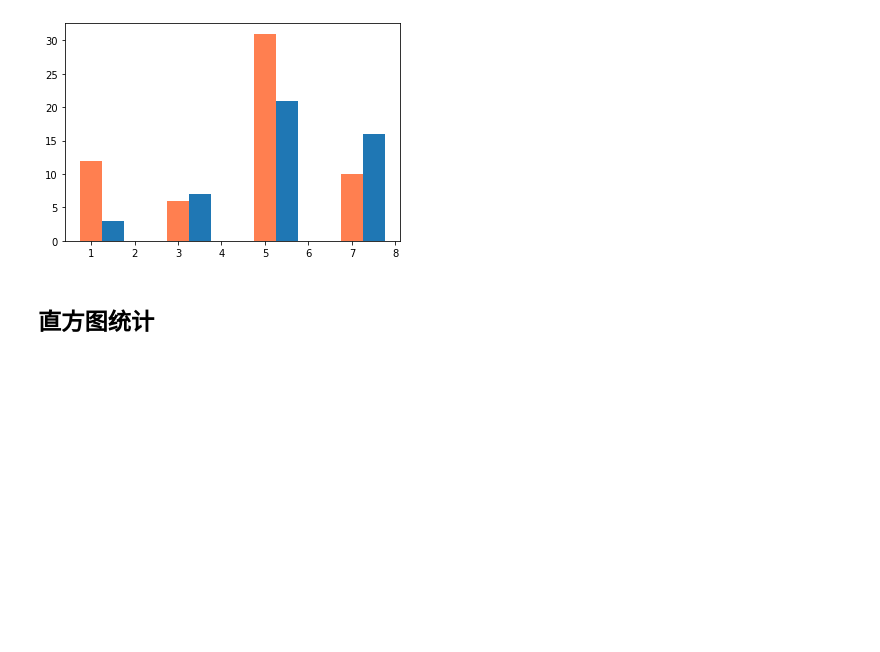
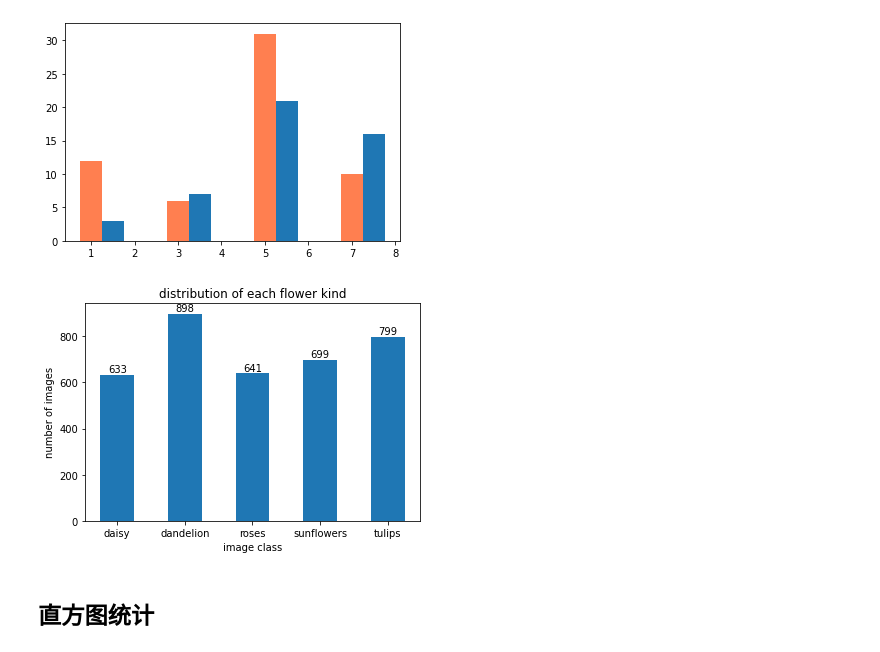
Before and after one commit to ronnyyoung/python-machine-learning, a Jupyter notebook: python/3rdparty-libs/matplotlib.ipynb, the cells around one changed output. Cells and saved outputs as stored; diff of their text form; code cells hidden in the pictures; blank space fills up the shorter version.

```diff
--- a/python/3rdparty-libs/matplotlib.ipynb
+++ b/python/3rdparty-libs/matplotlib.ipynb
@@ -68,6 +68,19 @@ plt.bar(x2, y2, width=0.5)
 plt.show()
 # %% [output]
 [figure]
+# %%
+kind_total = [633, 898, 641, 699, 799]
+flower_kind = ['daisy', 'dandelion', 'roses', 'sunflowers', 'tulips']
+plt.title('distribution of each flower kind')
+plt.bar(range(len(kind_total)), kind_total, width=0.5)
+plt.xticks(range(len(flower_kind)), flower_kind)
+plt.xlabel('image class')
+plt.ylabel('number of images')
+for i, v in enumerate(kind_total):
+    plt.text(x=i, y=v + 10, s=str(v), ha='center')
+plt.show()
+# %% [output]
+[figure, added]
 # %% [markdown]
 ## 直方图统计
 # %%
```
Also changed, not shown: 26 other files.
